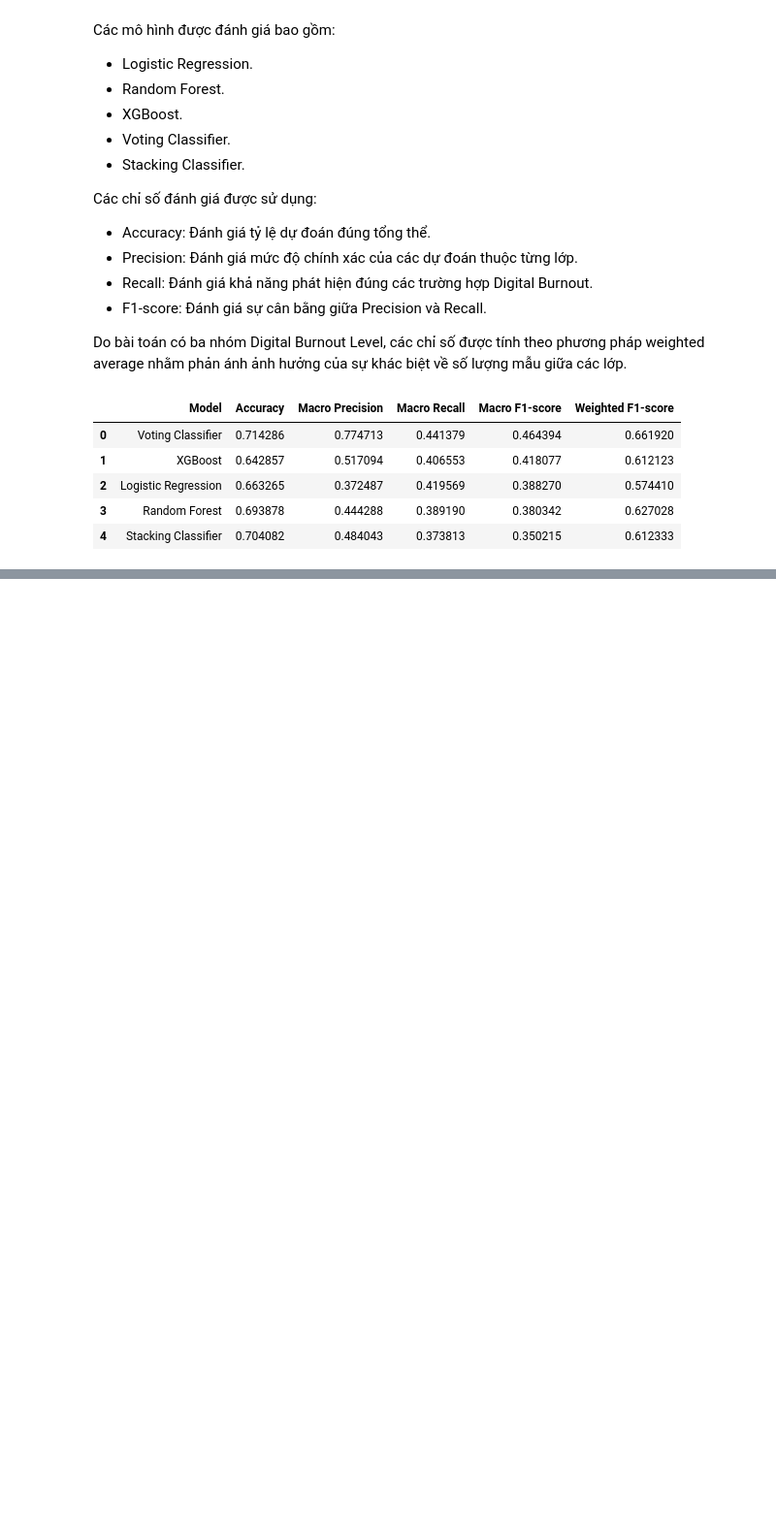
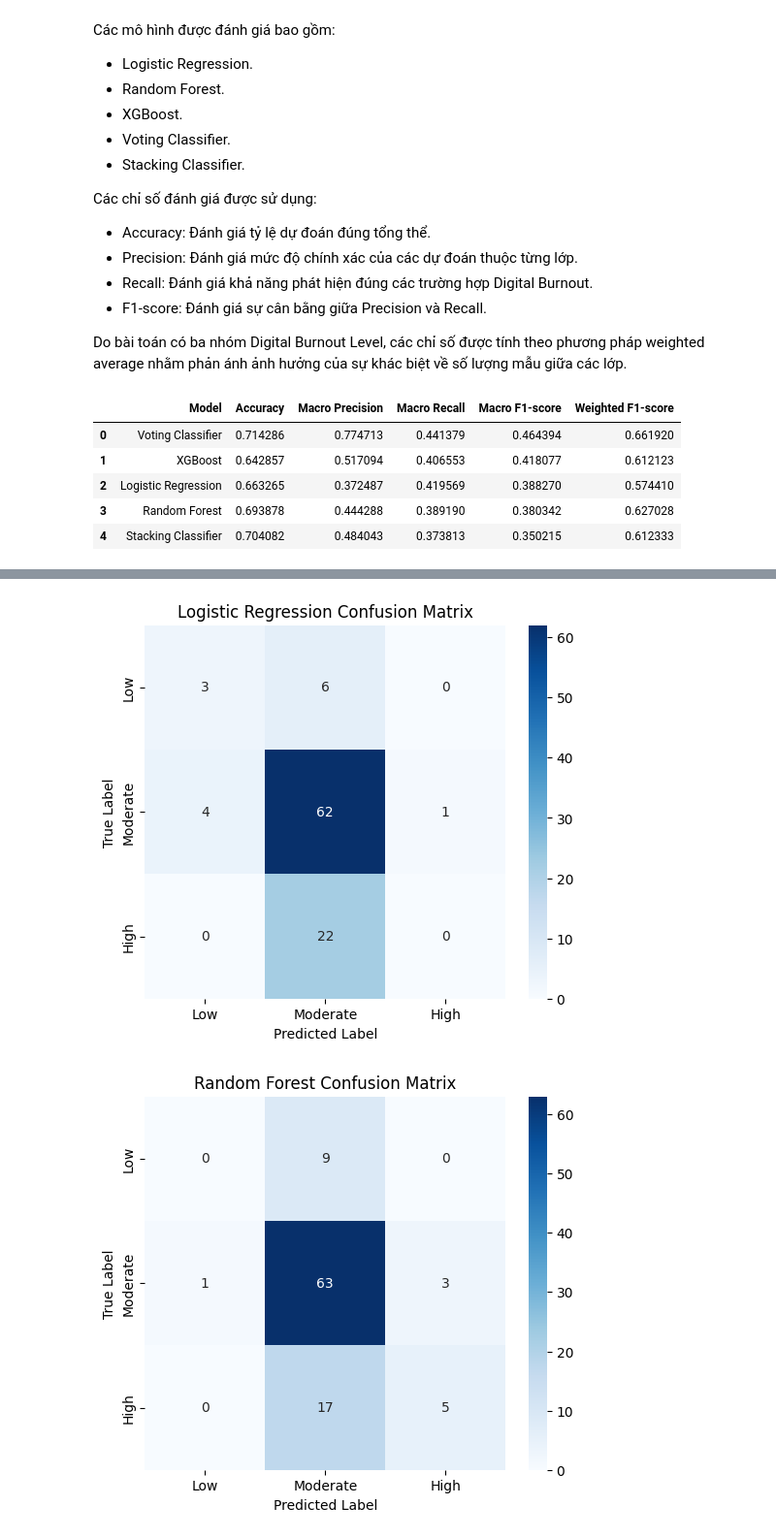
Before and after one commit to NguynnThah/DA016, a Jupyter notebook: notebooks/vietnam_dataset/05_modeling.ipynb, the cells around one changed output, grey strips where cells are left out. Shown at 97% size. Saved outputs shown, nothing was run; the diff lists cells and outputs as text; code cells hidden in the pictures; blank space fills up the shorter version.

Commit message:
update: modeling vn dataset

```diff
--- a/notebooks/vietnam_dataset/05_modeling.ipynb
+++ b/notebooks/vietnam_dataset/05_modeling.ipynb
@@ -1267,0 +1293,66 @@ display(
+# %%
+# Khai báo dictionary lưu confusion matrix
+
+confusion_matrices = {}
+
+# Tạo confusion matrix cho từng mô hình
+
+for model_name, model in trained_models.items():
+
+    # Dự đoán trên validation set
+
+    validation_prediction = model.predict(
+        X_validation
+    )
+
+    # Tính confusion matrix
+
+    matrix = confusion_matrix(
+        y_validation,
+        validation_prediction
+    )
+
+
+    # Lưu kết quả
+
+    confusion_matrices[model_name] = matrix
+
+    # Hiển thị confusion matrix
+
+    plt.figure(
+        figsize=(6, 5)
+    )
+
+    sns.heatmap(
+        matrix,
+        annot=True,
+        fmt="d",
+        cmap="Blues",
+        xticklabels=[
+            "Low",
+            "Moderate",
+            "High"
+        ],
+        yticklabels=[
+            "Low",
+            "Moderate",
+            "High"
+        ]
+    )
+
+    plt.title(
+        f"{model_name} Confusion Matrix"
+    )
+
+    plt.xlabel(
+        "Predicted Label"
+    )
+
+    plt.ylabel(
+        "True Label"
+    )
+
+    plt.show()
+# %% [output]
+[figure, added]
+[figure, added]
```
Also changed, not shown: parts of 24 cells of this notebook.
